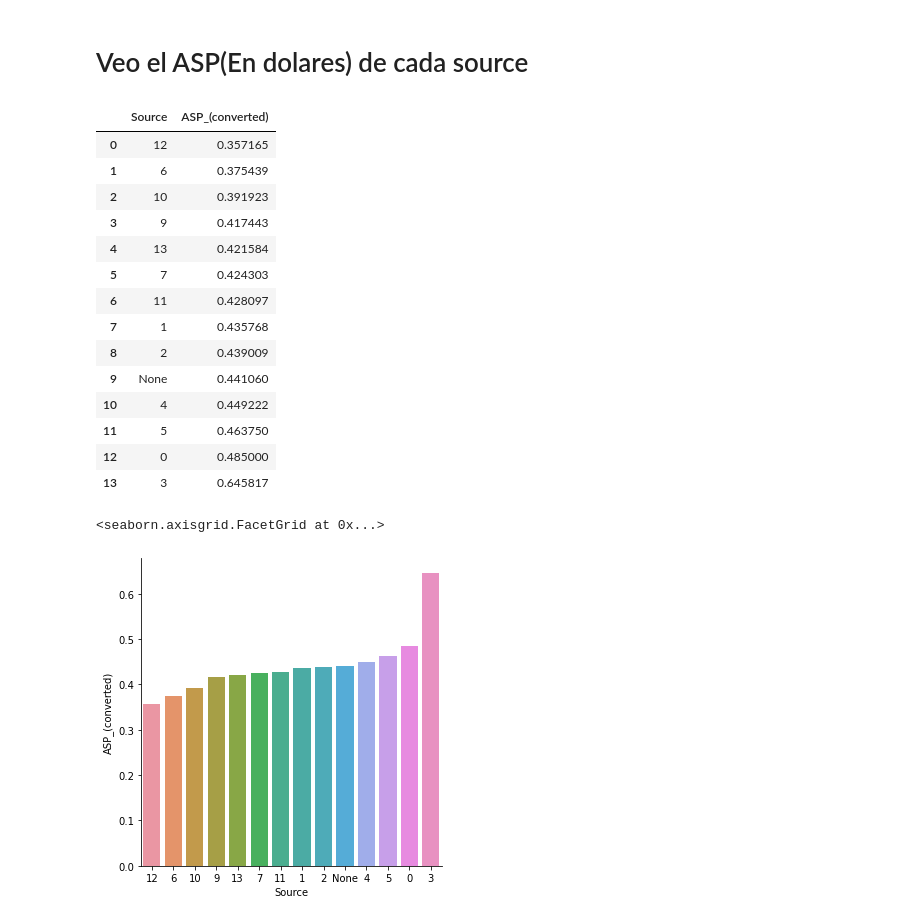
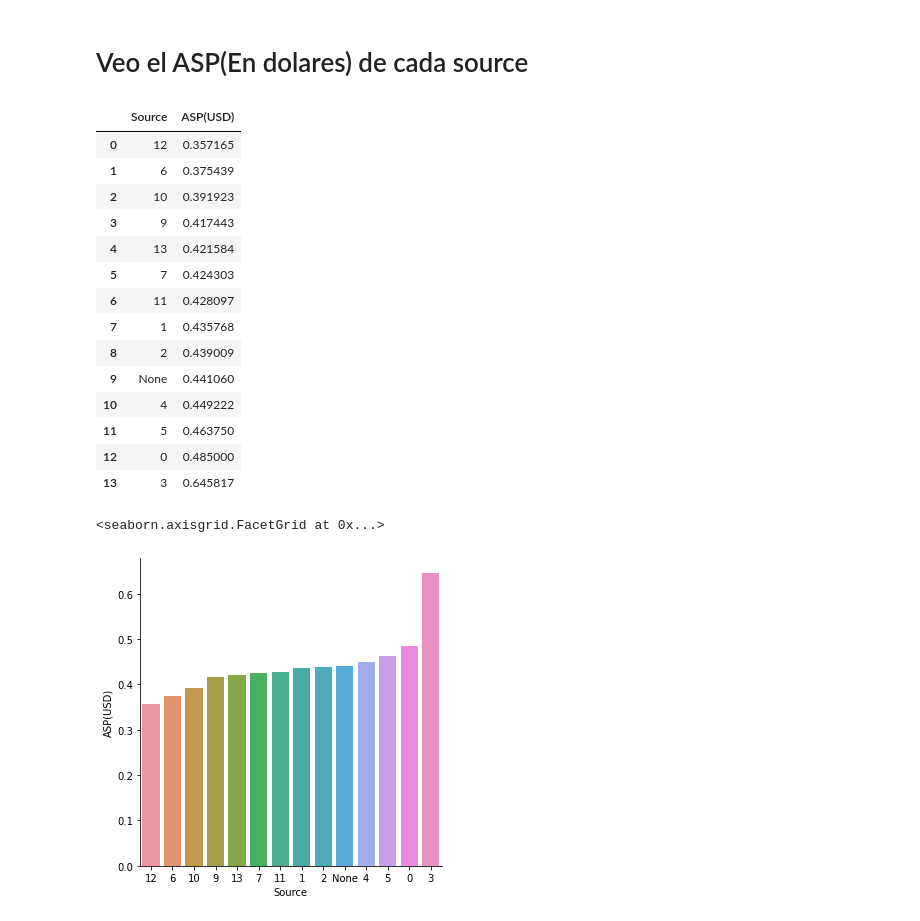
Before and after one commit to RiedelNicolas/75.06-2C2020-TP1, a Jupyter notebook: Source Analysis.ipynb, the cells around one changed output. Saved outputs shown, nothing was run; the diff lists cells and outputs as text; code cells hidden in the pictures.

```diff
--- a/Source Analysis.ipynb
+++ b/Source Analysis.ipynb
@@ -138,9 +138,10 @@ sns.catplot(x="Source",y="Cantidad",hue="Stage",data=sourcesVsStage,kind="bar")
 aspBySource = opportunities[["Source","ASP_(converted)"]].groupby("Source").agg({"ASP_(converted)":"mean"}).sort_values(by="ASP_(converted)")
 aspBySource.reset_index(inplace=True)
 aspBySource["Source"] = aspBySource["Source"].apply(lambda x: x.replace("Source_",""))
+aspBySource.rename(columns={"ASP_(converted)":"ASP(USD)"},inplace=True)
 aspBySource
 # %% [output]
-|  | Source | ASP_(converted) |
+|  | Source | ASP(USD) |
 | 0 | 12 | 0.357165 |
 | 1 | 6 | 0.375439 |
 | 2 | 10 | 0.391923 |
@@ -156,8 +157,8 @@ aspBySource
 | 12 | 0 | 0.485000 |
 | 13 | 3 | 0.645817 |
 # %%
-sns.catplot(kind="bar",x="Source",y="ASP_(converted)",data=aspBySource)
-#Meh, lo unico q puedo decir es que la source 3 tiene un precio considerablemente mas alto que las otras
+sns.catplot(kind="bar",x="Source",y="ASP(USD)",data=aspBySource)
+#Lo unico que puedo decir es que la source 3 tiene un precio considerablemente mas alto que las otras
 # %% [output]
 <seaborn.axisgrid.FacetGrid at 0x...>
-[figure, old version]
+[figure, new version]
```
Also changed, not shown: 1 other file.
